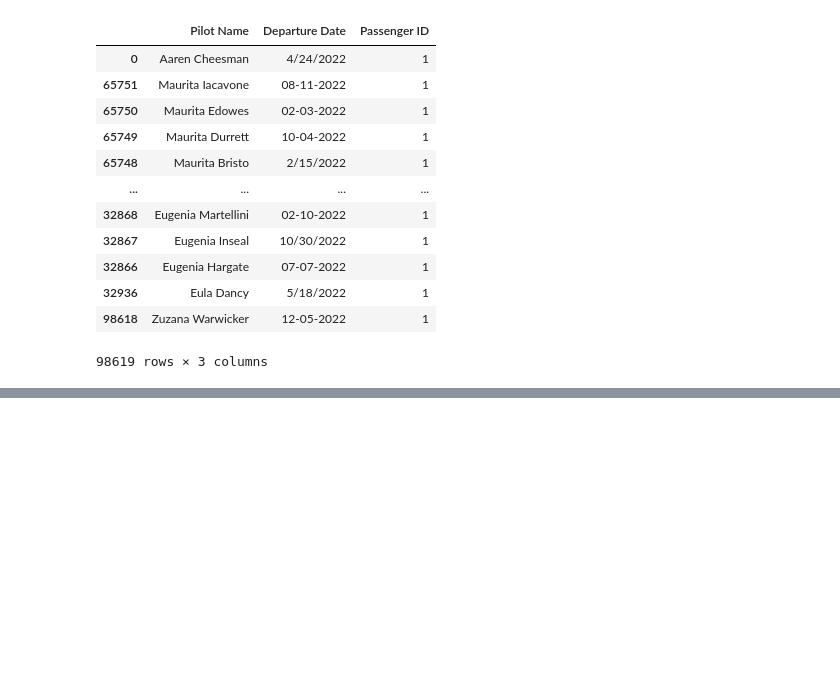
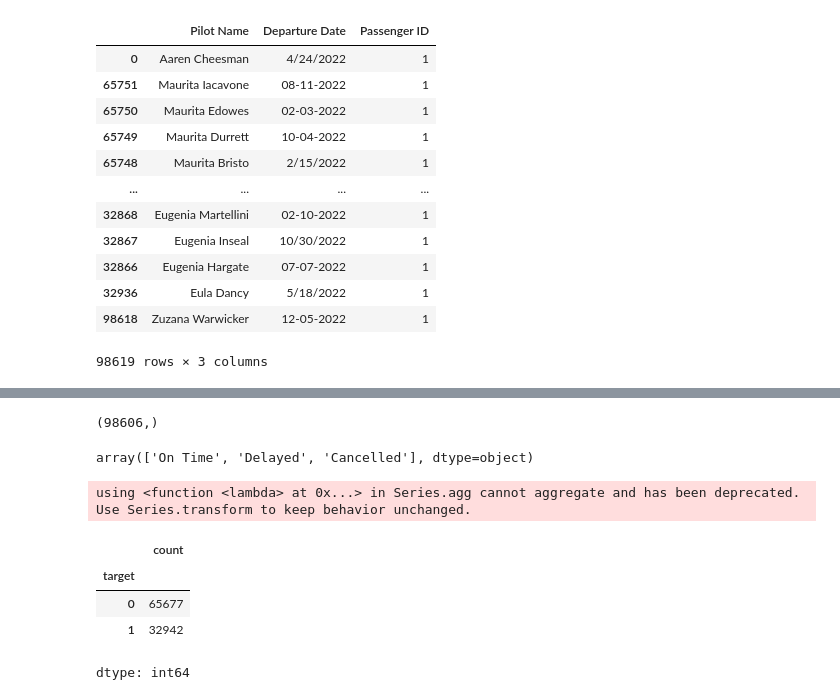
Before and after one commit to UznetDev/Data-science-home-work, a Jupyter notebook: 08_Okt_2024.ipynb, the cells around one changed output, grey strips where cells are left out. Saved outputs shown, nothing was run; the diff lists cells and outputs as text; code cells hidden in the pictures; blank space fills up the shorter version.

```diff
--- a/08_Okt_2024.ipynb
+++ b/08_Okt_2024.ipynb
@@ -80,0 +85,4 @@ count().reset_index().sort_values(by='Passenger ID', ascending=True).shape
+# %%
+df['Pilot Name'].unique().shape
+# %% [output]
+(98606,)
@@ -80,0 +91,16 @@ count().reset_index().sort_values(by='Passenger ID', ascending=True).shape
+# %%
+df['Flight Status'].unique()
+# %% [output]
+array(['On Time', 'Delayed', 'Cancelled'], dtype=object)
+# %%
+df['target'] = df['Flight Status'].agg(lambda x: 1 if x == 'Cancelled' else 0)
+# %% [output]
+using <function <lambda> at 0x...> in Series.agg cannot aggregate and has been deprecated. Use Series.transform to keep behavior unchanged.
+# %%
+df['target'].value_counts()
+# %% [output]
+|  | count |
+| target |  |
+| 0 | 65677 |
+| 1 | 32942 |
+dtype: int64
```
Also changed, not shown: parts of 17 cells of this notebook.
